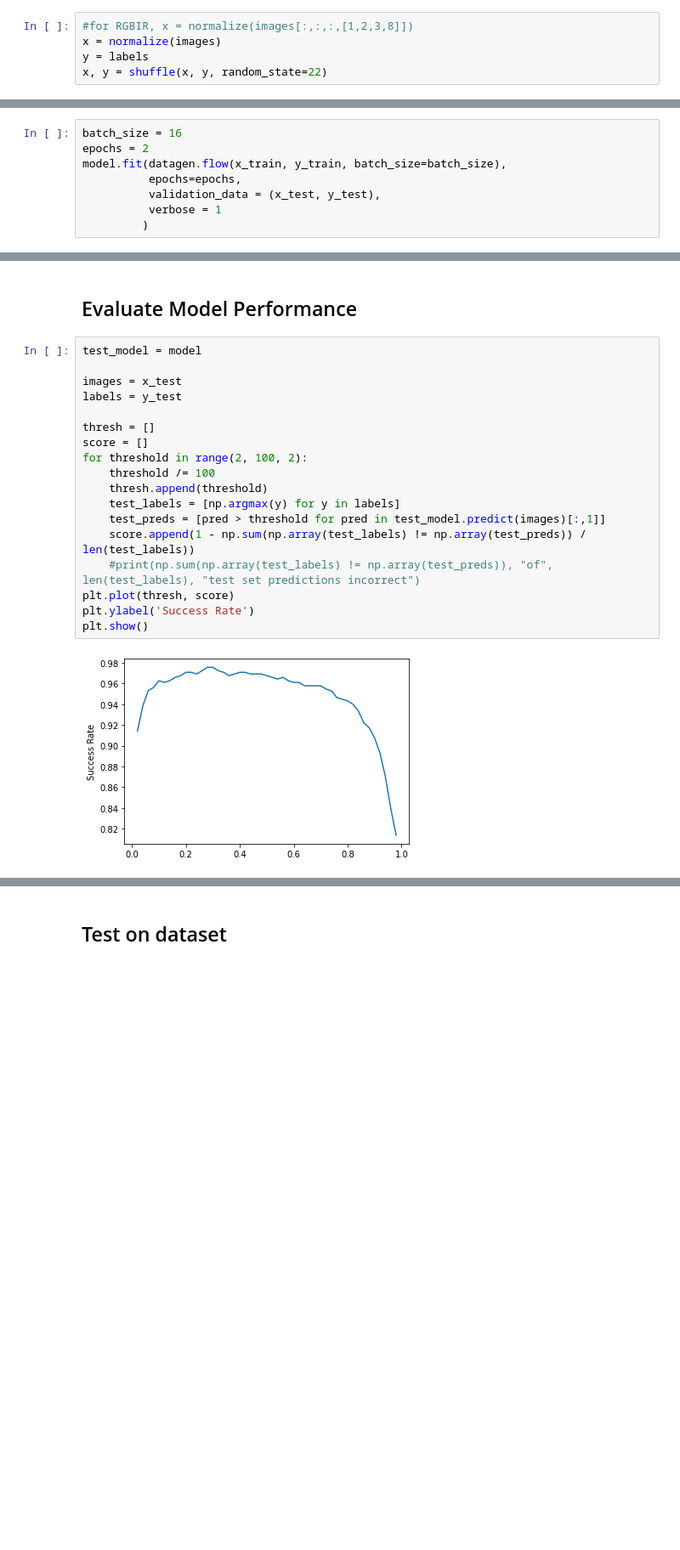
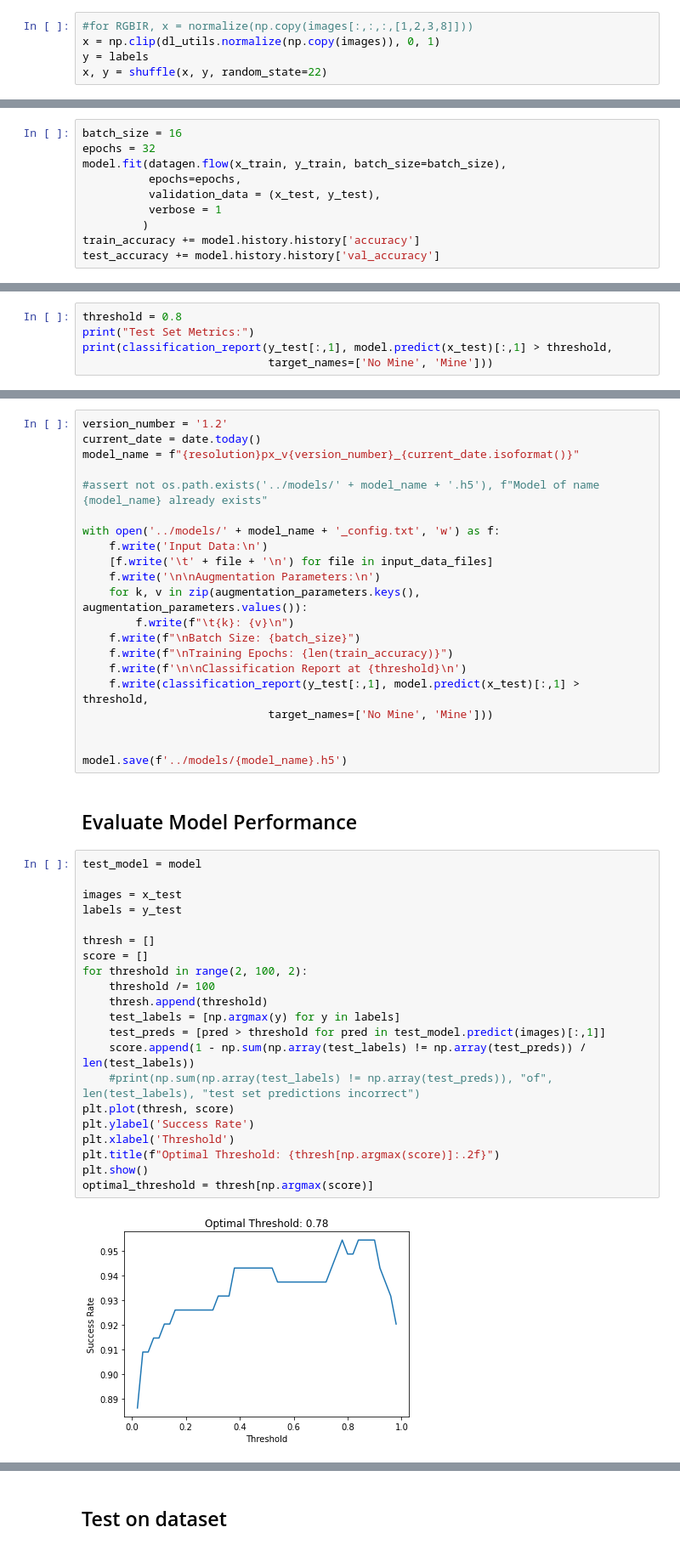
Before and after one commit to earthrise-media/mining-detector, a Jupyter notebook: notebooks/train_model.ipynb, the cells around one changed output, grey strips where cells are left out. Shown at 85% size. Saved outputs shown, nothing was run; the diff lists cells and outputs as text; blank space fills up the shorter version.

```diff
--- a/notebooks/train_model.ipynb
+++ b/notebooks/train_model.ipynb
@@ -97,8 +108,8 @@ ImportError: cannot import name 'dlutils' from 'scripts' (/Users/ckruse/Document
 # %% [markdown]
 ## Prepare Data for Training
 # %%
-#for RGBIR, x = normalize(images[:,:,:,[1,2,3,8]])
-x = normalize(images)
+#for RGBIR, x = normalize(np.copy(images[:,:,:,[1,2,3,8]]))
+x = np.clip(dl_utils.normalize(np.copy(images)), 0, 1)
 y = labels
 x, y = shuffle(x, y, random_state=22)
 # %%
@@ -195,10 +211,12 @@ plt.show()
 ## Train Model
 # %%
 batch_size = 16
-epochs = 2
+epochs = 32
 model.fit(datagen.flow(x_train, y_train, batch_size=batch_size),
           epochs=epochs,
           validation_data = (x_test, y_test),
           verbose = 1
          )
+train_accuracy += model.history.history['accuracy']
+test_accuracy += model.history.history['val_accuracy']
 # %% [output]
@@ -211,0 +254,5 @@ model.save(f'../models/{resolution}_px_v9.h5')
+# %%
+threshold = 0.8
+print("Test Set Metrics:")
+print(classification_report(y_test[:,1], model.predict(x_test)[:,1] > threshold,
+                            target_names=['No Mine', 'Mine']))
@@ -212,25 +269,49 @@ model.save(f'../models/{resolution}_px_v9.h5')
+# %%
+version_number = '1.2'
+current_date = date.today()
+model_name = f"{resolution}px_v{version_number}_{current_date.isoformat()}"
+
+#assert not os.path.exists('../models/' + model_name + '.h5'), f"Model of name {model_name} already exists"
+
+with open('../models/' + model_name + '_config.txt', 'w') as f:
+    f.write('Input Data:\n')
+    [f.write('\t' + file + '\n') for file in input_data_files]
+    f.write('\n\nAugmentation Parameters:\n')
+    for k, v in zip(augmentation_parameters.keys(), augmentation_parameters.values()):
+        f.write(f"\t{k}: {v}\n")
+    f.write(f"\nBatch Size: {batch_size}")
+    f.write(f"\nTraining Epochs: {len(train_accuracy)}")
+    f.write(f'\n\nClassification Report at {threshold}\n')
+    f.write(classification_report(y_test[:,1], model.predict(x_test)[:,1] > threshold,
+                            target_names=['No Mine', 'Mine']))
+
+
+model.save(f'../models/{model_name}.h5')
 # %% [markdown]
 ## Evaluate Model Performance
 # %%
 test_model = model
 
 images = x_test
 labels = y_test
 
 thresh = []
 score = []
 for threshold in range(2, 100, 2):
     threshold /= 100
     thresh.append(threshold)
     test_labels = [np.argmax(y) for y in labels]
     test_preds = [pred > threshold for pred in test_model.predict(images)[:,1]]
     score.append(1 - np.sum(np.array(test_labels) != np.array(test_preds)) / len(test_labels))
     #print(np.sum(np.array(test_labels) != np.array(test_preds)), "of", len(test_labels), "test set predictions incorrect")
 plt.plot(thresh, score)
 plt.ylabel('Success Rate')
+plt.xlabel('Threshold')
+plt.title(f"Optimal Threshold: {thresh[np.argmax(score)]:.2f}")
 plt.show()
+optimal_threshold = thresh[np.argmax(score)]
 # %% [output]
-[figure, old version]
+[figure, new version]
 # %%
 threshold = 0.5
 
```
Also changed, not shown: parts of 22 cells of this notebook, 16 other files.
